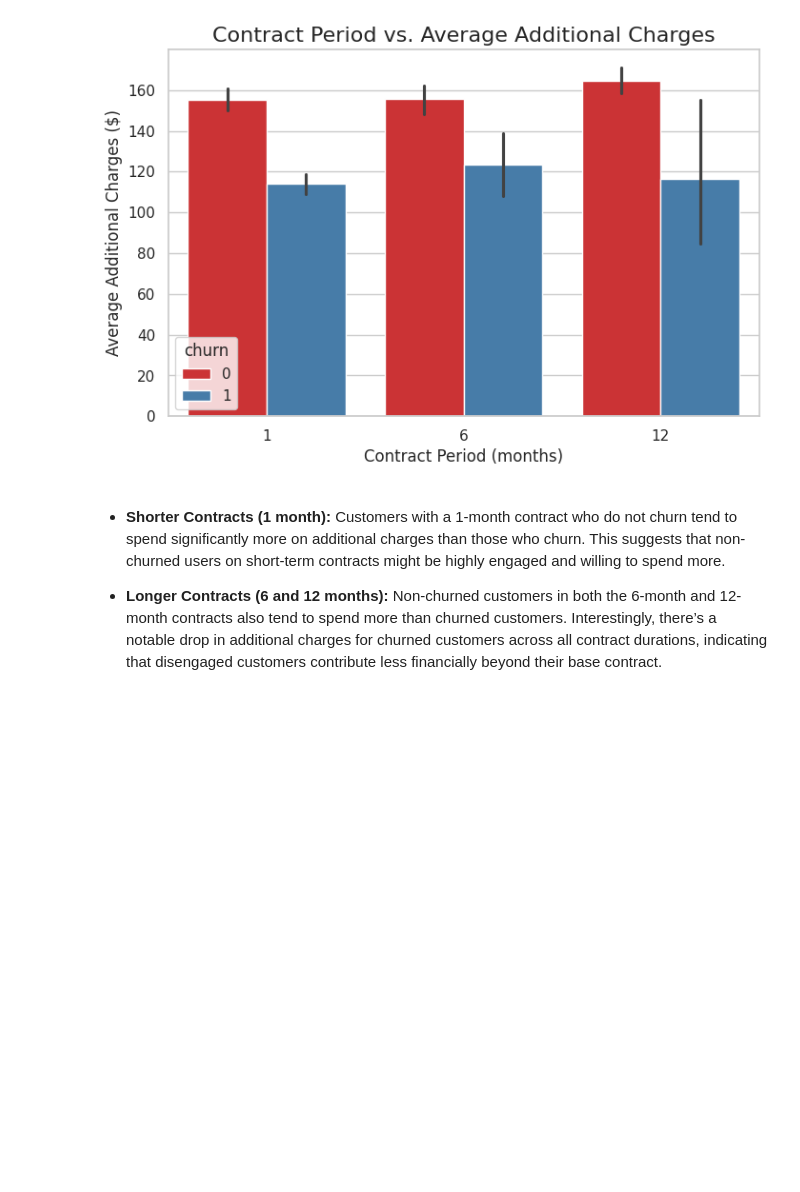
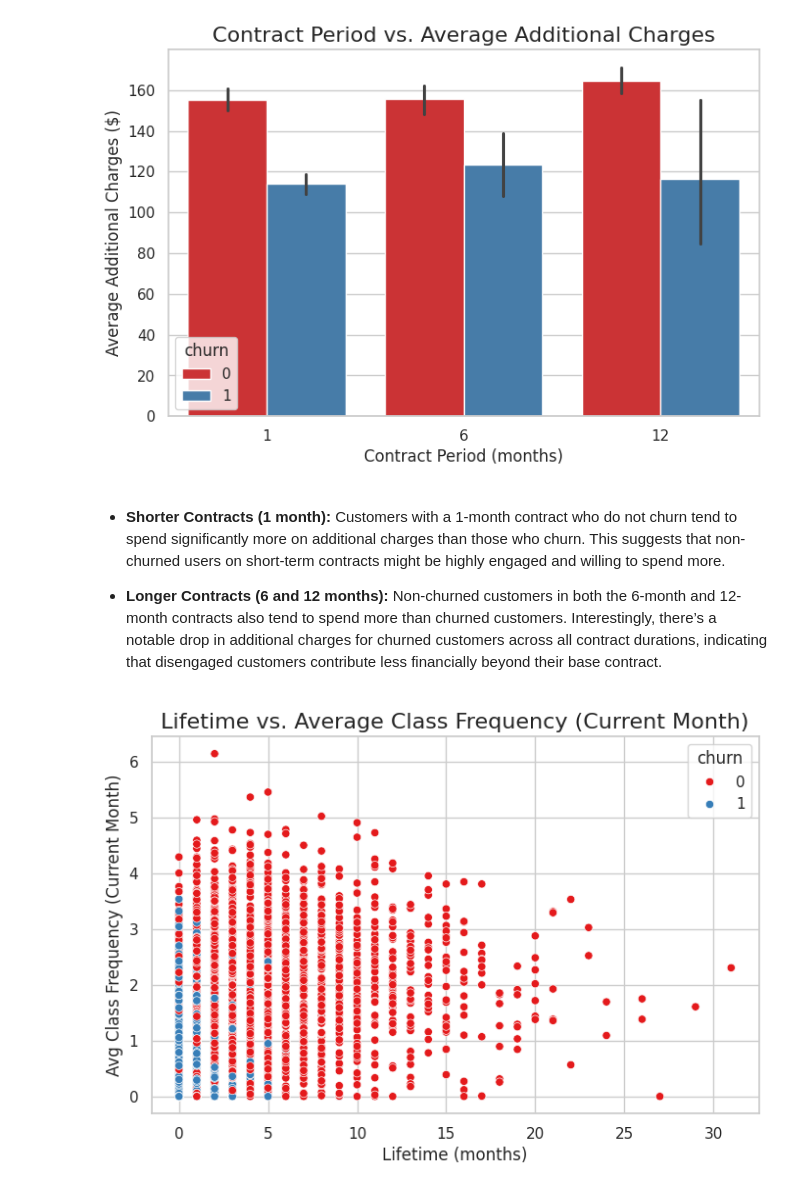
Before and after one commit to bhutto17/Fitness-Center-Retention-Analysis, a Jupyter notebook: Fitness_Center_Retention_Analysis.ipynb, the cells around one changed output. Saved outputs shown, nothing was run; the diff lists cells and outputs as text; code cells hidden in the pictures; blank space fills up the shorter version.

Commit message:
Visualized lifetime vs. average class frequency with churn comparison

```diff
--- a/Fitness_Center_Retention_Analysis.ipynb
+++ b/Fitness_Center_Retention_Analysis.ipynb
@@ -240,3 +240,12 @@ plt.show()
 - **Shorter Contracts (1 month):** Customers with a 1-month contract who do not churn tend to spend significantly more on additional charges than those who churn. This suggests that non-churned users on short-term contracts might be highly engaged and willing to spend more.
 
 - **Longer Contracts (6 and 12 months):** Non-churned customers in both the 6-month and 12-month contracts also tend to spend more than churned customers. Interestingly, there’s a notable drop in additional charges for churned customers across all contract durations, indicating that disengaged customers contribute less financially beyond their base contract.
+# %%
+plt.figure(figsize=(8, 5))
+sns.scatterplot(data=gym_data, x='lifetime', y='avg_class_frequency_current_month', hue='churn', palette='Set1')
+plt.title('Lifetime vs. Average Class Frequency (Current Month)', fontsize=16)
+plt.xlabel('Lifetime (months)')
+plt.ylabel('Avg Class Frequency (Current Month)')
+plt.show()
+# %% [output]
+[figure, added]
```
Also changed, not shown: parts of 1 cell of this notebook.
